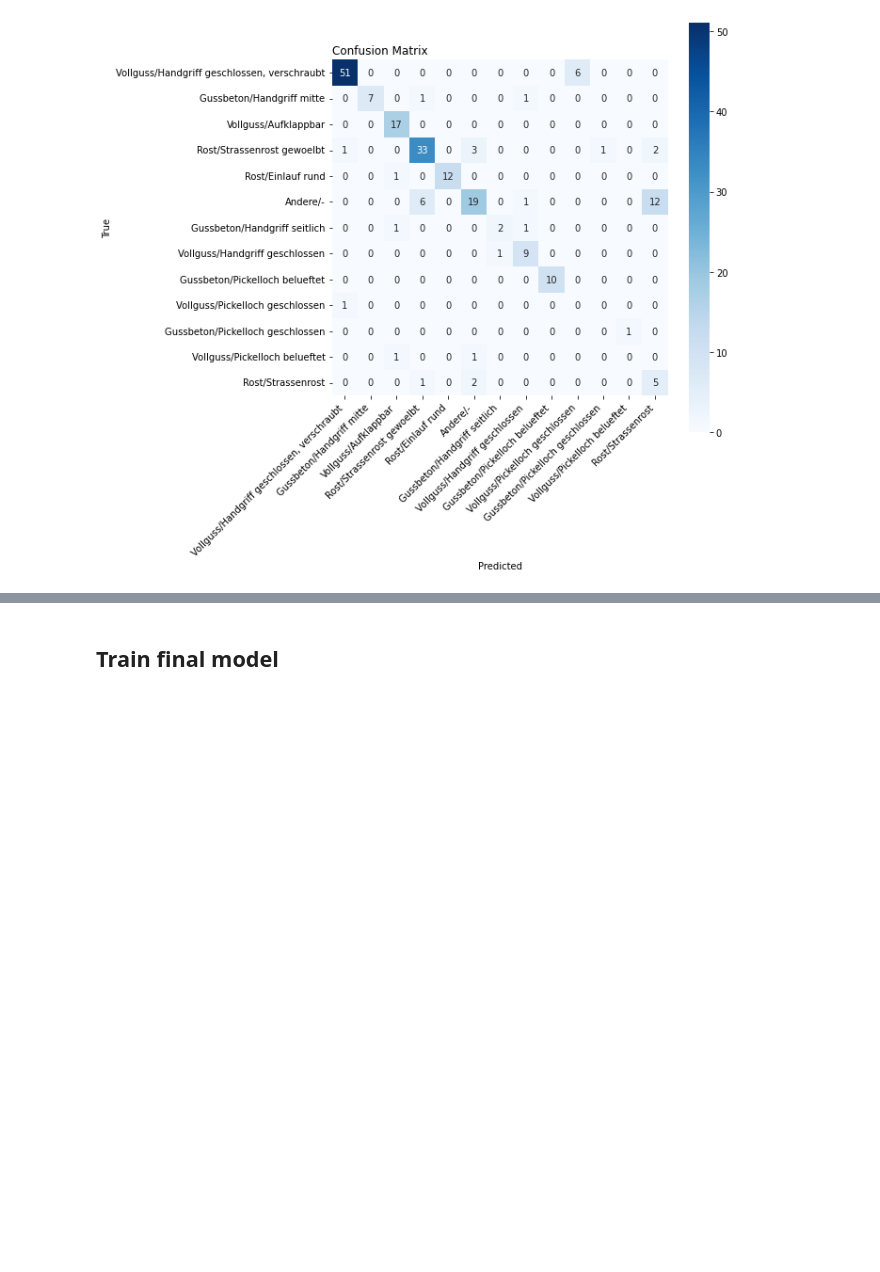
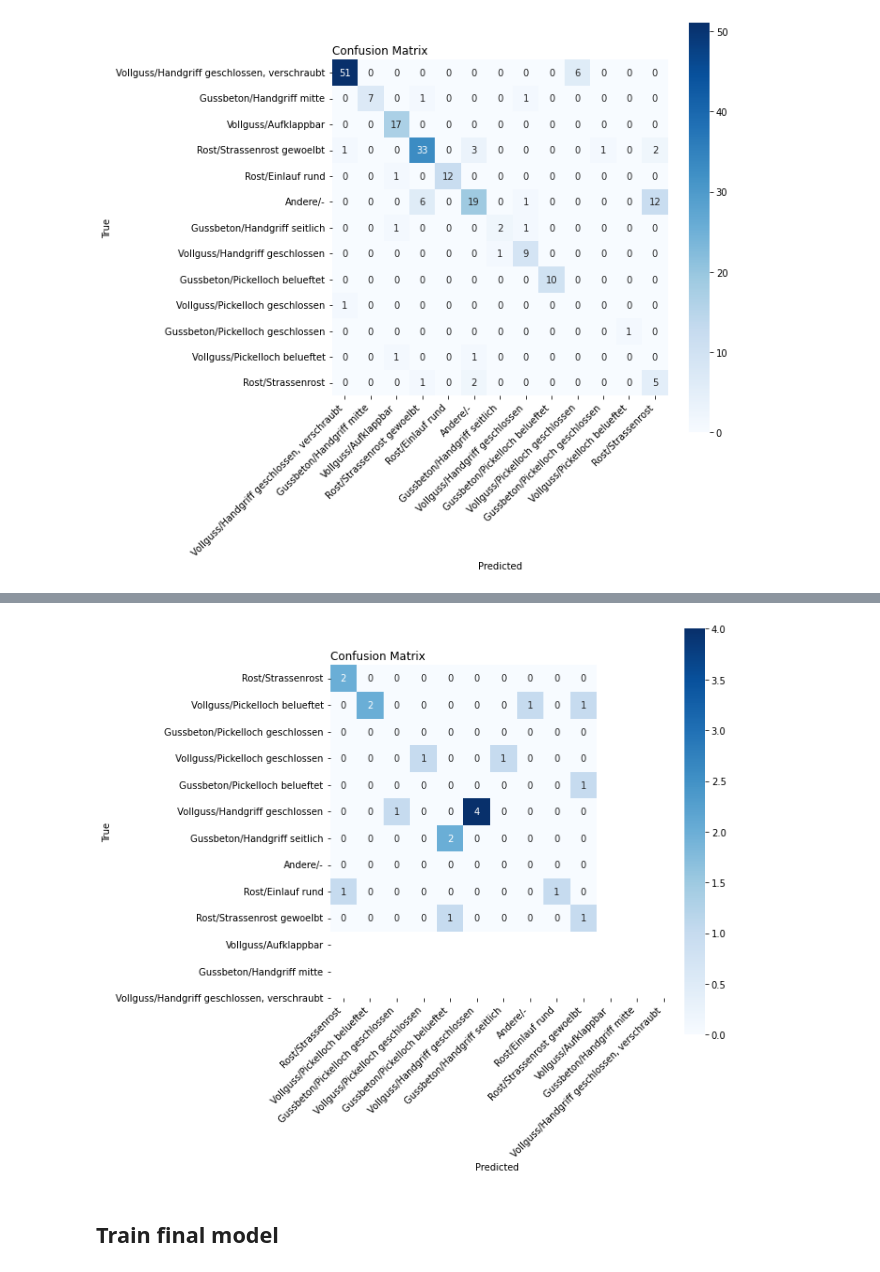
Before and after one commit to FiratSaritas/manhole-cover-classification, a Jupyter notebook: model/analyze_topn.ipynb, the cells around one changed output, grey strips where cells are left out. Cells and saved outputs as stored; diff of their text form; code cells hidden in the pictures; blank space fills up the shorter version.

```diff
--- a/model/analyze_topn.ipynb
+++ b/model/analyze_topn.ipynb
@@ -397,3 +646,16 @@ EvaluationPlots.plot_confusion_matrix(y_true, y_pred,
+# %%
+best_model = all_models[np.argmax(f1_scores)]
+torch.save(best_model.model, './models/best_kind-energy-211.pth')
+# %%
+y_true, y_pred = test_on_testset(model_interface=best_model,
+                                test_df=test2,
+                                 root_dir='../data/test2/',
+                                 test_transformations=test_transformations,
+                                 label_dict=label_dict)
+# %%
+EvaluationPlots.plot_confusion_matrix(y_true, y_pred, dict((v, k) for k, v in label_dict.items()))
+# %% [output]
+[figure, added]
 # %% [markdown]
 ## Train final model
 # %%
```
Also changed, not shown: parts of 34 cells of this notebook.
